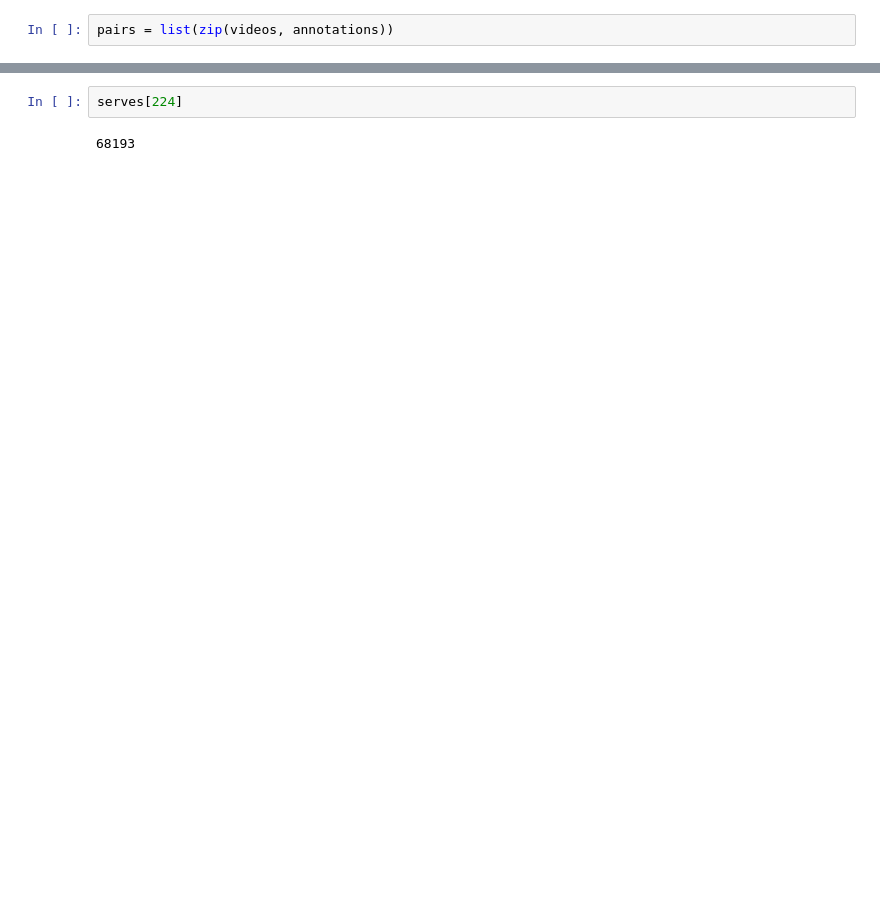
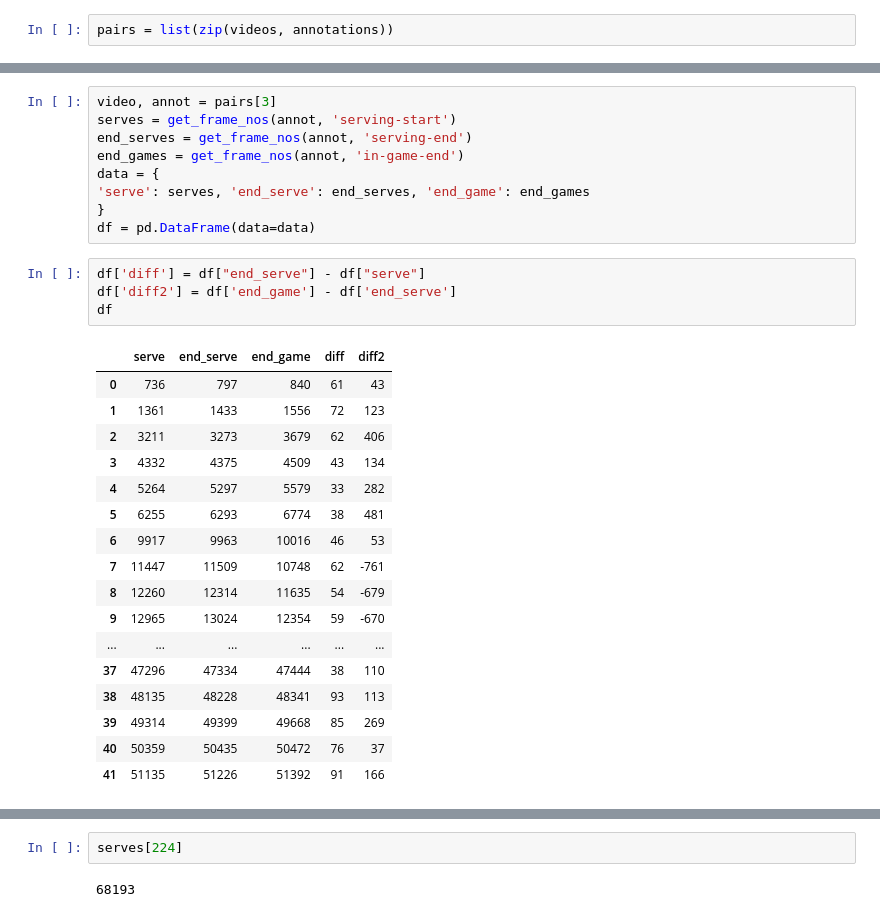
Before and after one commit to masouduut94/volleyball_analytics, a Jupyter notebook: notebooks/generate_data_video_classification.ipynb, the cells around one changed output, grey strips where cells are left out. Cells and saved outputs as stored; diff of their text form; blank space fills up the shorter version.

Commit message:
working on generating the videos for game-status detection...

```diff
--- a/notebooks/generate_data_video_classification.ipynb
+++ b/notebooks/generate_data_video_classification.ipynb
@@ -31,2 +347,33 @@ for video, annot in pairs:
+# %%
+video, annot = pairs[3]
+serves = get_frame_nos(annot, 'serving-start')
+end_serves = get_frame_nos(annot, 'serving-end')
+end_games = get_frame_nos(annot, 'in-game-end')
+data = {
+'serve': serves, 'end_serve': end_serves, 'end_game': end_games
+}
+df = pd.DataFrame(data=data)
+# %%
+df['diff'] = df["end_serve"] - df["serve"]
+df['diff2'] = df['end_game'] - df['end_serve']
+df
+# %% [output]
+|  | serve | end_serve | end_game | diff | diff2 |
+| 0 | 736 | 797 | 840 | 61 | 43 |
+| 1 | 1361 | 1433 | 1556 | 72 | 123 |
+| 2 | 3211 | 3273 | 3679 | 62 | 406 |
+| 3 | 4332 | 4375 | 4509 | 43 | 134 |
+| 4 | 5264 | 5297 | 5579 | 33 | 282 |
+| 5 | 6255 | 6293 | 6774 | 38 | 481 |
+| 6 | 9917 | 9963 | 10016 | 46 | 53 |
+| 7 | 11447 | 11509 | 10748 | 62 | -761 |
+| 8 | 12260 | 12314 | 11635 | 54 | -679 |
+| 9 | 12965 | 13024 | 12354 | 59 | -670 |
+| ... | ... | ... | ... | ... | ... |
+| 37 | 47296 | 47334 | 47444 | 38 | 110 |
+| 38 | 48135 | 48228 | 48341 | 93 | 113 |
+| 39 | 49314 | 49399 | 49668 | 85 | 269 |
+| 40 | 50359 | 50435 | 50472 | 76 | 37 |
+| 41 | 51135 | 51226 | 51392 | 91 | 166 |
 # %% [markdown]
 # Generate In-Game periods
```
Also changed, not shown: parts of 20 cells of this notebook.
